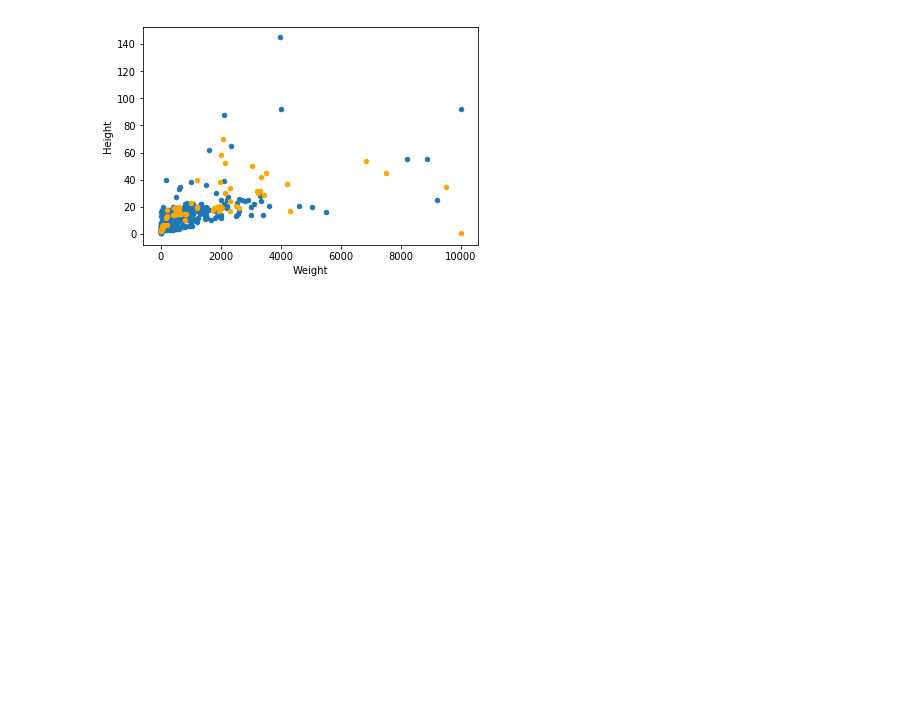
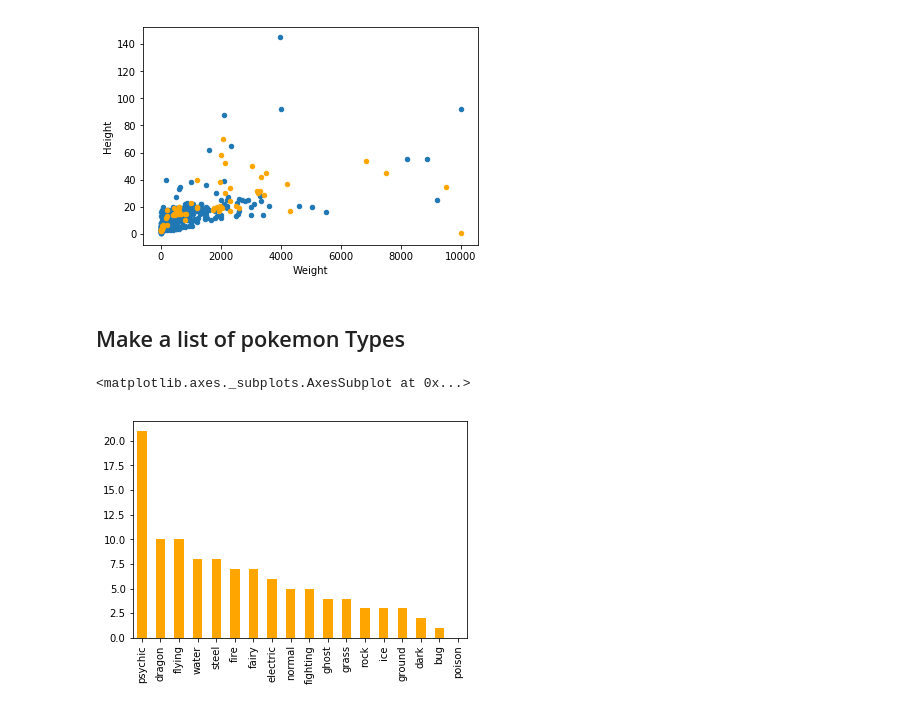
Before and after one commit to WhipeeDip/COGS108-Project, a Jupyter notebook: PhysicalAttributes.ipynb, the cells around one changed output. Drawn from its saved outputs; the diff is of its cells as text; code cells hidden in the pictures; blank space fills up the shorter version.

```diff
--- a/PhysicalAttributes.ipynb
+++ b/PhysicalAttributes.ipynb
@@ -132,3 +147,5 @@ df[df['Pokemon'].isin(legend_list)][['Height', 'Weight']].plot('Weight', 'Height
 # %% [output]
 <matplotlib.axes._subplots.AxesSubplot at 0x...>
 [figure]
+# %% [markdown]
+## Make a list of pokemon Types
@@ -134,0 +154,13 @@ df[df['Pokemon'].isin(legend_list)][['Height', 'Weight']].plot('Weight', 'Height
+# %%
+legendsDf = df[df['Pokemon'].isin(legend_list)]
+
+legend_types = list(legendsDf['Type1']) + list(legendsDf['Type2'])
+types = list(df['Type1']) + list(df['Type2'])
+
+legendTypeCount = pd.Series(legend_types).value_counts().append(pd.Series([0],['poison']))
+regularTypeCount = pd.Series(types).value_counts()
+# %%
+legendTypeCount.plot(kind='bar', color="orange")
+# %% [output]
+<matplotlib.axes._subplots.AxesSubplot at 0x...>
+[figure, added]
```
Also changed, not shown: parts of 5 cells of this notebook, 1 other file.
